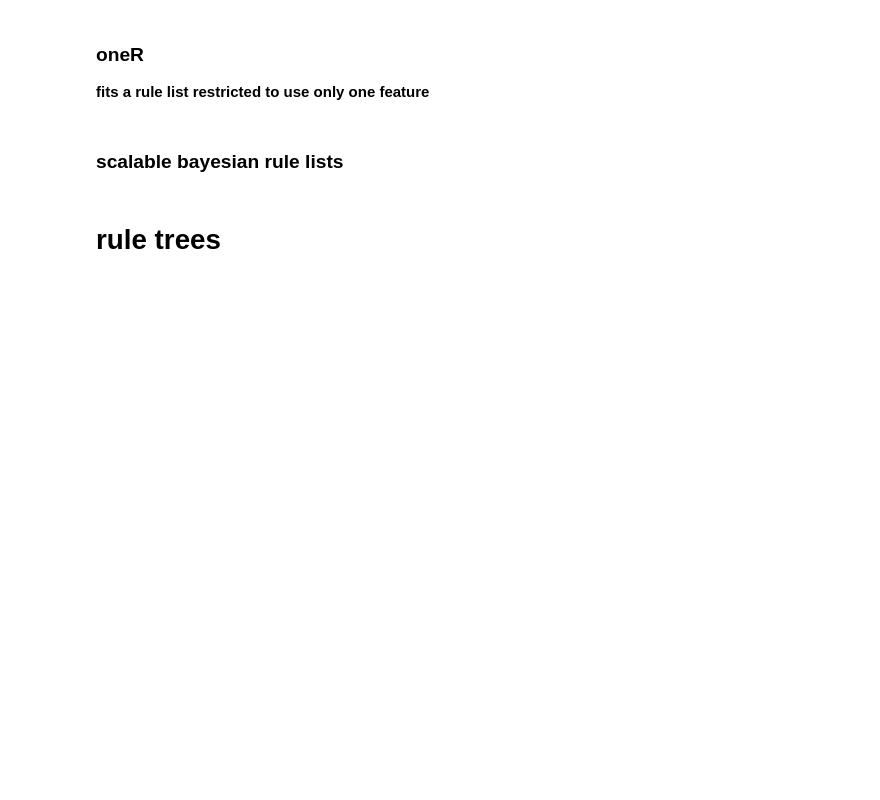
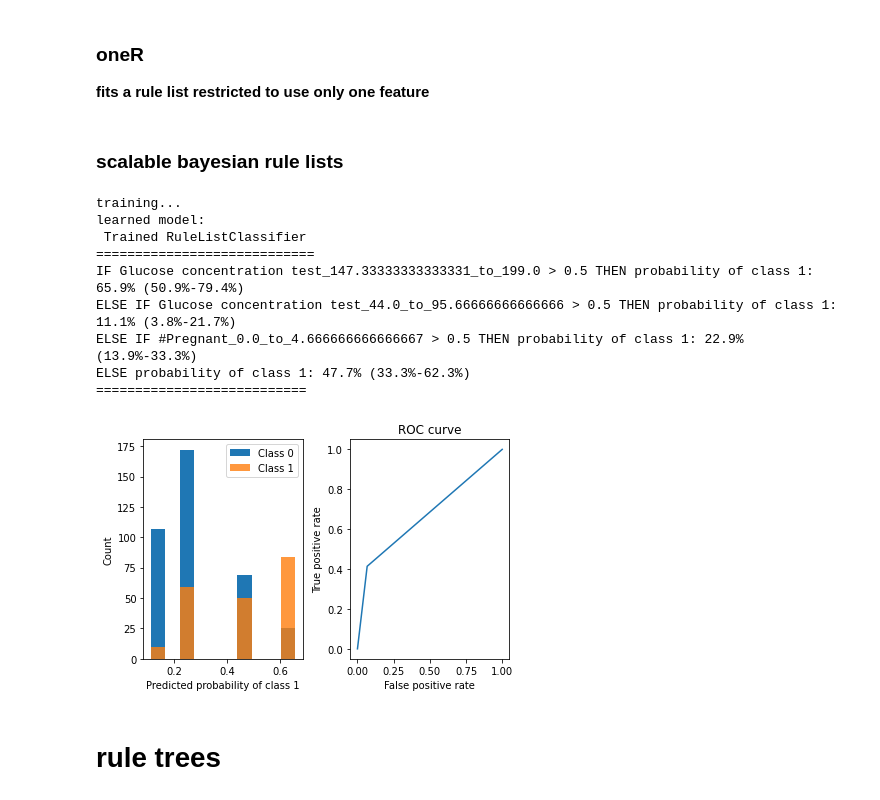
Before and after one commit to csinva/imodels, a Jupyter notebook: notebooks/imodels_demo.ipynb, the cells around one changed output. Saved outputs shown, nothing was run; the diff lists cells and outputs as text; code cells hidden in the pictures; blank space fills up the shorter version.

Commit message:
integrate simpler BRL into tests, demos

```diff
--- a/notebooks/imodels_demo.ipynb
+++ b/notebooks/imodels_demo.ipynb
@@ -157,14 +155,30 @@ print(m)
 viz_classification_preds(probs, y_test)
 # %% [markdown]
 ### scalable bayesian rule lists
+# %%
+disc = ExtraBasicDiscretizer(feat_names[:3], n_bins=3, strategy='uniform')
+X_train_brl_df = disc.fit_transform(pd.DataFrame(X_train[:, :3], columns=feat_names[:3]))
+X_test_brl_df = disc.transform(pd.DataFrame(X_test[:, :3], columns=feat_names[:3]))
 # %%
 # train classifier (allow more iterations for better accuracy; use BigDataRuleListClassifier for large datasets)
 print('training...')
-m = BayesianRuleListClassifier(max_iter=3000, class1label="diabetes", verbose=False)
-m.fit(X_train, y_train)
-probs = m.predict_proba(X_test)
+m = BayesianRuleListClassifier()
+m.fit(X_train_brl_df.values, y_train, feature_names=X_train_brl_df.columns)
+
+probs = m.predict_proba(X_test_brl_df.values)
 print("learned model:\n", m)
 viz_classification_preds(probs, y_test)
+# %% [output]
+training...
+learned model:
+ Trained RuleListClassifier
+============================
+IF Glucose concentration test_147.33333333333331_to_199.0 > 0.5 THEN probability of class 1: 65.9% (50.9%-79.4%)
+ELSE IF Glucose concentration test_44.0_to_95.66666666666666 > 0.5 THEN probability of class 1: 11.1% (3.8%-21.7%)
+ELSE IF #Pregnant_0.0_to_4.666666666666667 > 0.5 THEN probability of class 1: 22.9% (13.9%-33.3%)
+ELSE probability of class 1: 47.7% (33.3%-62.3%)
+===========================
+[figure, added]
 # %% [markdown]
 # rule trees
 # %% [markdown]
```
Also changed, not shown: parts of 1 cell of this notebook, 7 other files.
